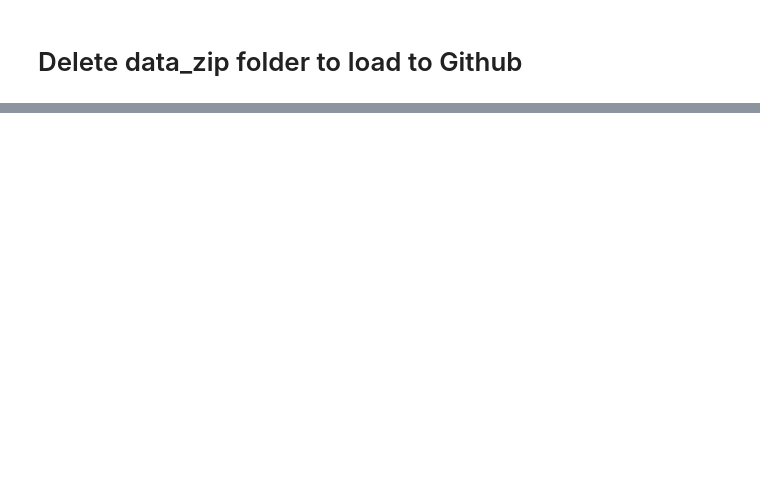
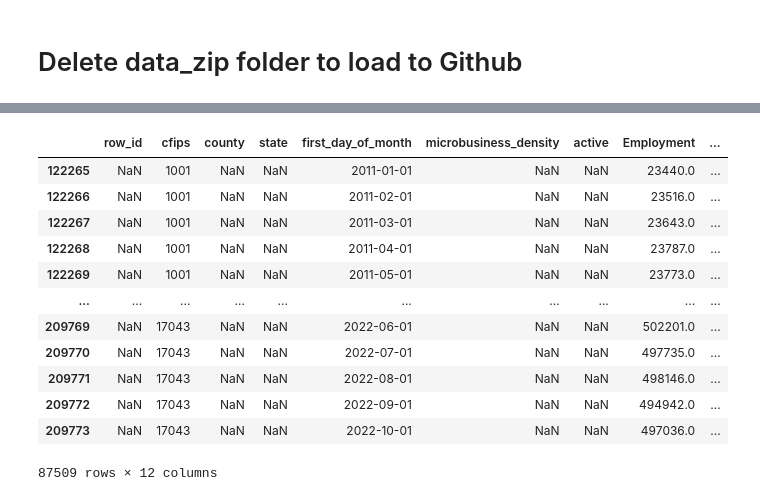
Before and after one commit to nahomjd/GoDaddy-Microbusiness_Desity_Forecasting, a Jupyter notebook: EDA/EDA_1.ipynb, the cells around one changed output, grey strips where cells are left out. Saved outputs shown, nothing was run; the diff lists cells and outputs as text; code cells hidden in the pictures; blank space fills up the shorter version.

```diff
--- a/EDA/EDA_1.ipynb
+++ b/EDA/EDA_1.ipynb
@@ -40,0 +237,16 @@ df_bls_d = df_bls[df_bls['first_day_of_month'] >= '2017-01-01']
+# %%
+df_train_bls[df_train_bls['Employment'].notnull()]
+# %% [output]
+|  | row_id | cfips | county | state | first_day_of_month | microbusiness_density | active | Employment | ... |
+| 122265 | NaN | 1001 | NaN | NaN | 2011-01-01 | NaN | NaN | 23440.0 | ... |
+| 122266 | NaN | 1001 | NaN | NaN | 2011-02-01 | NaN | NaN | 23516.0 | ... |
+| 122267 | NaN | 1001 | NaN | NaN | 2011-03-01 | NaN | NaN | 23643.0 | ... |
+| 122268 | NaN | 1001 | NaN | NaN | 2011-04-01 | NaN | NaN | 23787.0 | ... |
+| 122269 | NaN | 1001 | NaN | NaN | 2011-05-01 | NaN | NaN | 23773.0 | ... |
+| ... | ... | ... | ... | ... | ... | ... | ... | ... | ... |
+| 209769 | NaN | 17043 | NaN | NaN | 2022-06-01 | NaN | NaN | 502201.0 | ... |
+| 209770 | NaN | 17043 | NaN | NaN | 2022-07-01 | NaN | NaN | 497735.0 | ... |
+| 209771 | NaN | 17043 | NaN | NaN | 2022-08-01 | NaN | NaN | 498146.0 | ... |
+| 209772 | NaN | 17043 | NaN | NaN | 2022-09-01 | NaN | NaN | 494942.0 | ... |
+| 209773 | NaN | 17043 | NaN | NaN | 2022-10-01 | NaN | NaN | 497036.0 | ... |
+87509 rows × 12 columns
```
Also changed, not shown: parts of 20 cells of this notebook, 1 other file.
